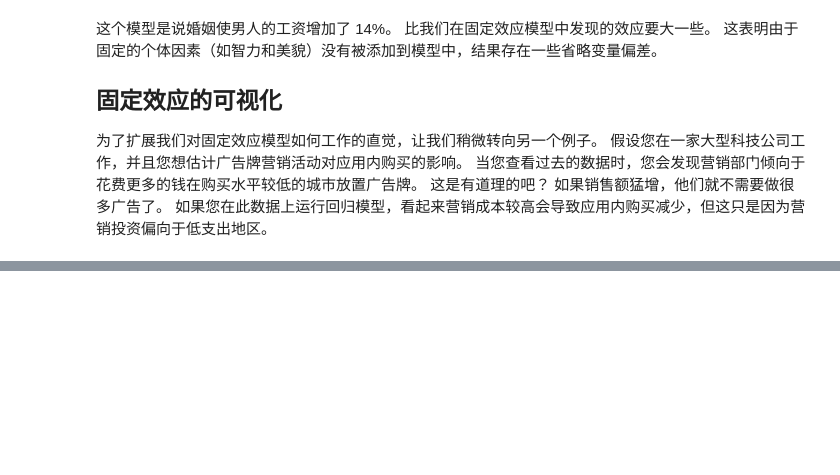
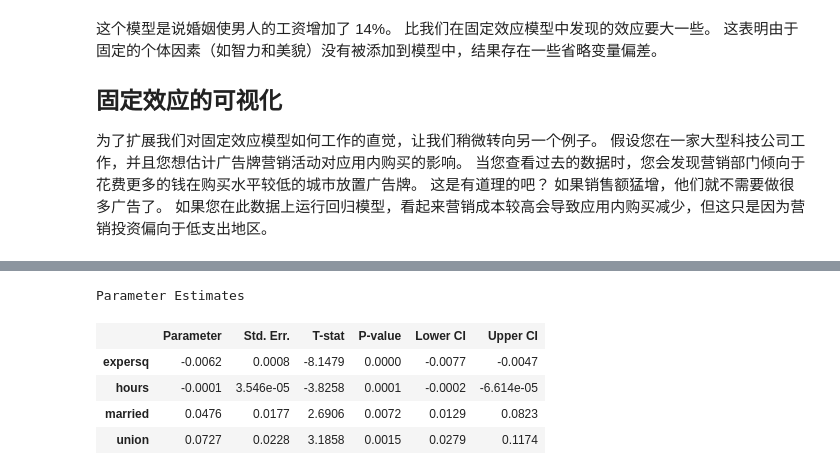
Before and after one commit to xieliaing/CausalInferenceIntro, a Jupyter notebook: chapters/13 第十三章 面板数据与固定效应.ipynb, the cells around one changed output, grey strips where cells are left out. Saved outputs shown, nothing was run; the diff lists cells and outputs as text; code cells hidden in the pictures; blank space fills up the shorter version.

```diff
--- a/chapters/13 第十三章 面板数据与固定效应.ipynb
+++ b/chapters/13 第十三章 面板数据与固定效应.ipynb
@@ -194,0 +321,13 @@ mod.summary().tables[1]
+# %%
+mod = PanelOLS.from_formula("lwage ~ expersq+union+married+hours+EntityEffects+TimeEffects",
+                            data=data.set_index(["nr", "year"]))
+
+result = mod.fit(cov_type='clustered', cluster_entity=True, cluster_time=True)
+result.summary.tables[1]
+# %% [output]
+Parameter Estimates
+|  | Parameter | Std. Err. | T-stat | P-value | Lower CI | Upper CI |
+| expersq | -0.0062 | 0.0008 | -8.1479 | 0.0000 | -0.0077 | -0.0047 |
+| hours | -0.0001 | 3.546e-05 | -3.8258 | 0.0001 | -0.0002 | -6.614e-05 |
+| married | 0.0476 | 0.0177 | 2.6906 | 0.0072 | 0.0129 | 0.0823 |
+| union | 0.0727 | 0.0228 | 3.1858 | 0.0015 | 0.0279 | 0.1174 |
```
Also changed, not shown: parts of 17 cells of this notebook.
